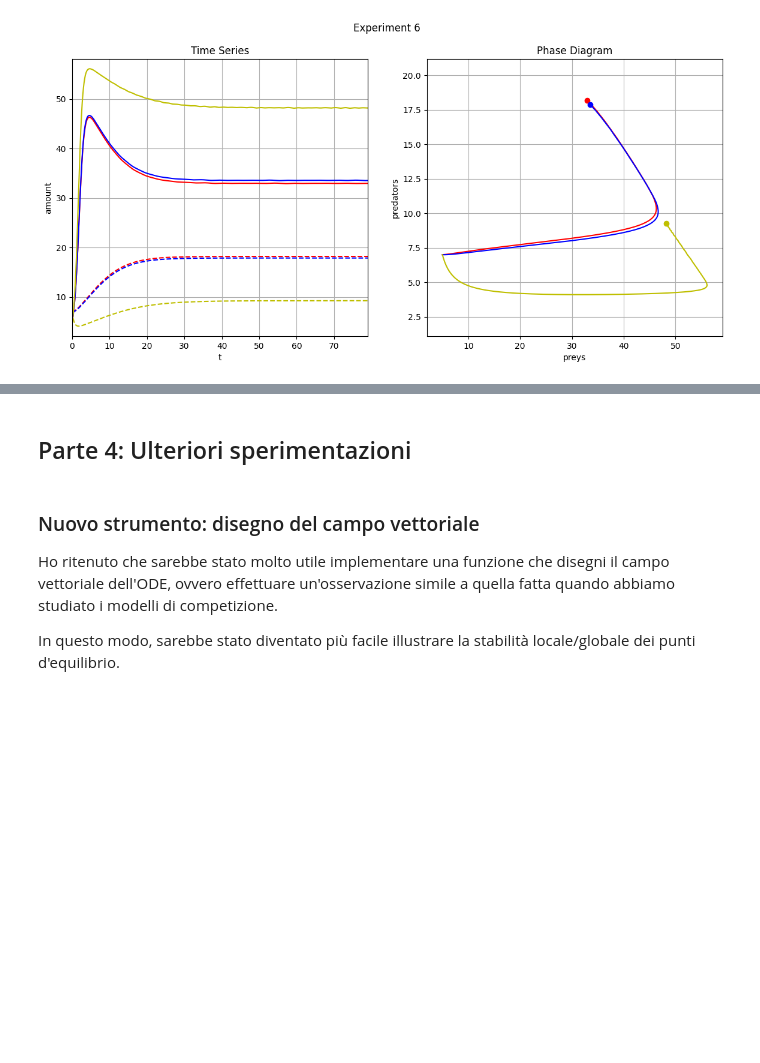
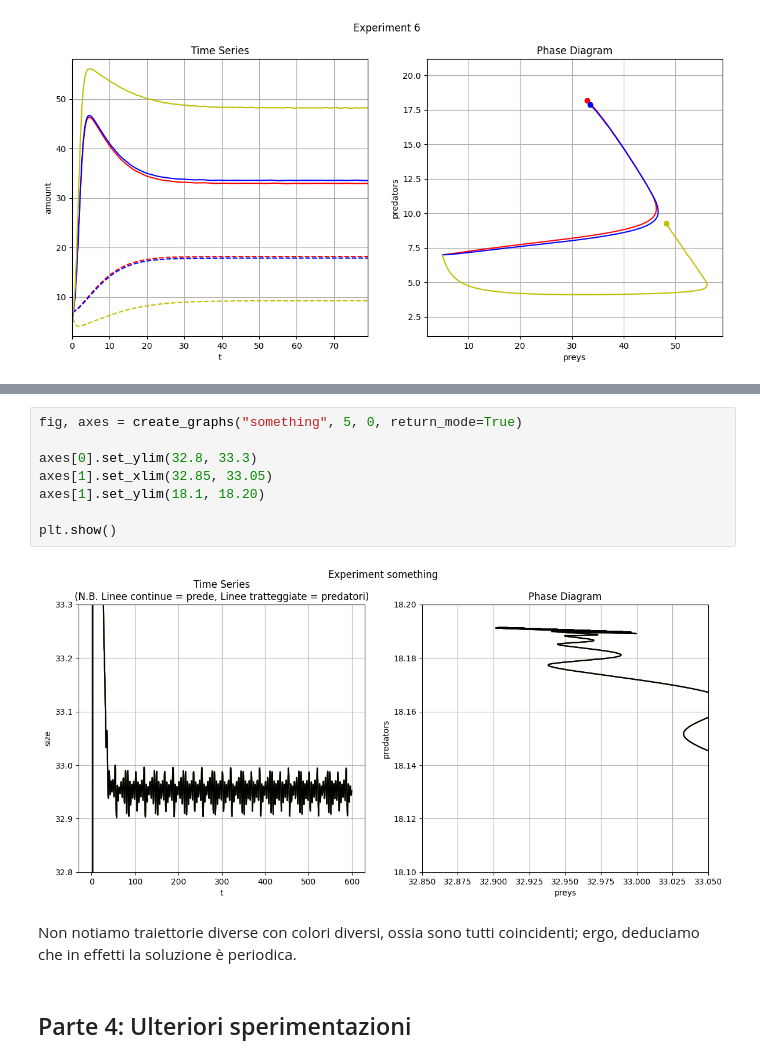
Before and after one commit to OdinMeng/AIDA-UNIVERSITY-NOTES-2025-2026, a Jupyter notebook: Complex Systems/project/Project_CS_SM3201466.ipynb, the cells around one changed output, grey strips where cells are left out. Drawn from its saved outputs; the diff is of its cells as text; blank space fills up the shorter version.

```diff
--- a/Complex Systems/project/Project_CS_SM3201466.ipynb
+++ b/Complex Systems/project/Project_CS_SM3201466.ipynb
@@ -721,8 +860,14 @@ Sono stati dei riscontrati dei problemi di riproducibilità col paper proposto,
+# %%
+fig, axes = create_graphs("something", 5, 0, return_mode=True)
+
+axes[0].set_ylim(32.8, 33.3)
+axes[1].set_xlim(32.85, 33.05)
+axes[1].set_ylim(18.1, 18.20)
+
+plt.show()
+# %% [output]
+[figure, added]
+# %% [markdown]
+Non notiamo traiettorie diverse con colori diversi, ossia sono tutti coincidenti; ergo, deduciamo che in effetti la soluzione è periodica.
 # %% [markdown]
 ## Parte 4: Ulteriori sperimentazioni
-# %% [markdown]
-### Nuovo strumento: disegno del campo vettoriale
-
-Ho ritenuto che sarebbe stato molto utile implementare una funzione che disegni il campo vettoriale dell'ODE, ovvero effettuare un'osservazione simile a quella fatta quando abbiamo studiato i modelli di competizione.
-
-In questo modo, sarebbe stato diventato più facile illustrare la stabilità locale/globale dei punti d'equilibrio.
```
Also changed, not shown: parts of 45 cells of this notebook, 41 other files.
